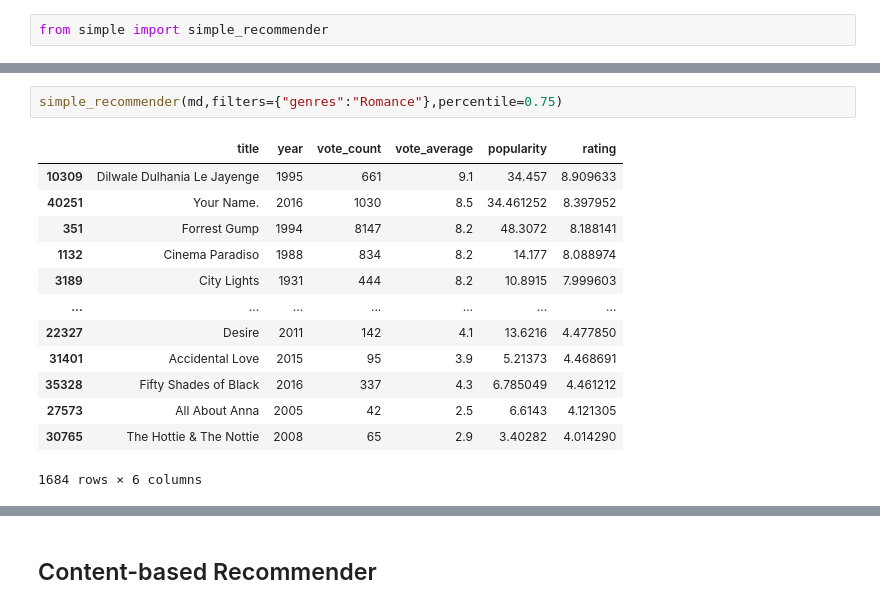
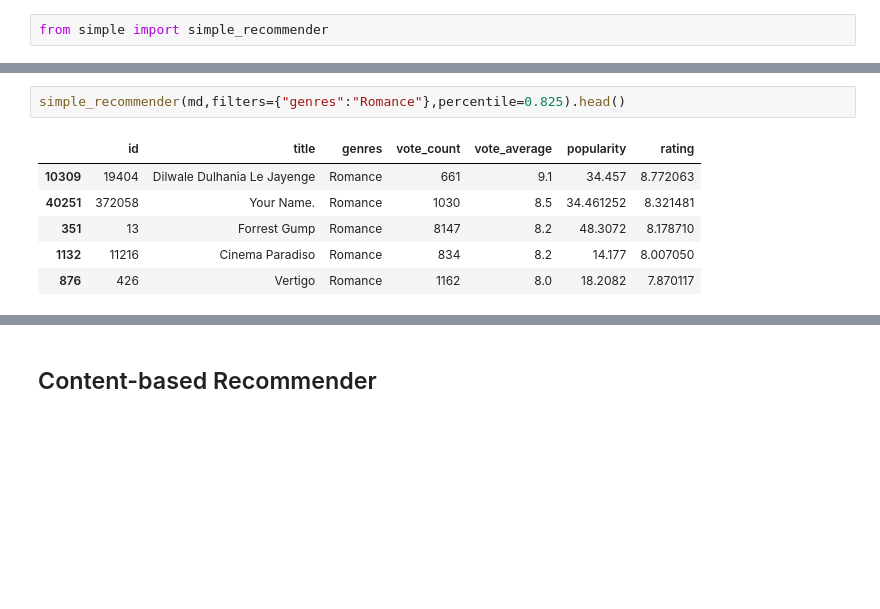
Before and after one commit to subhalingamd/movie-finder, a Jupyter notebook: frontend.ipynb, the cells around one changed output, grey strips where cells are left out. Cells and saved outputs as stored; diff of their text form; blank space fills up the shorter version.

```diff
--- a/frontend.ipynb
+++ b/frontend.ipynb
@@ -100,17 +95,10 @@ simple_recommender(md)
 # %%
-simple_recommender(md,filters={"genres":"Romance"},percentile=0.75)
+simple_recommender(md,filters={"genres":"Romance"},percentile=0.825).head()
 # %% [output]
-|  | title | year | vote_count | vote_average | popularity | rating |
-| 10309 | Dilwale Dulhania Le Jayenge | 1995 | 661 | 9.1 | 34.457 | 8.909633 |
-| 40251 | Your Name. | 2016 | 1030 | 8.5 | 34.461252 | 8.397952 |
-| 351 | Forrest Gump | 1994 | 8147 | 8.2 | 48.3072 | 8.188141 |
-| 1132 | Cinema Paradiso | 1988 | 834 | 8.2 | 14.177 | 8.088974 |
-| 3189 | City Lights | 1931 | 444 | 8.2 | 10.8915 | 7.999603 |
-| ... | ... | ... | ... | ... | ... | ... |
-| 22327 | Desire | 2011 | 142 | 4.1 | 13.6216 | 4.477850 |
-| 31401 | Accidental Love | 2015 | 95 | 3.9 | 5.21373 | 4.468691 |
-| 35328 | Fifty Shades of Black | 2016 | 337 | 4.3 | 6.785049 | 4.461212 |
-| 27573 | All About Anna | 2005 | 42 | 2.5 | 6.6143 | 4.121305 |
-| 30765 | The Hottie & The Nottie | 2008 | 65 | 2.9 | 3.40282 | 4.014290 |
+|  | id | title | genres | vote_count | vote_average | popularity | rating |
+| 10309 | 19404 | Dilwale Dulhania Le Jayenge | Romance | 661 | 9.1 | 34.457 | 8.772063 |
+| 40251 | 372058 | Your Name. | Romance | 1030 | 8.5 | 34.461252 | 8.321481 |
+| 351 | 13 | Forrest Gump | Romance | 8147 | 8.2 | 48.3072 | 8.178710 |
+| 1132 | 11216 | Cinema Paradiso | Romance | 834 | 8.2 | 14.177 | 8.007050 |
+| 876 | 426 | Vertigo | Romance | 1162 | 8.0 | 18.2082 | 7.870117 |
-1684 rows × 6 columns
 # %%
```
Also changed, not shown: parts of 11 cells of this notebook.
